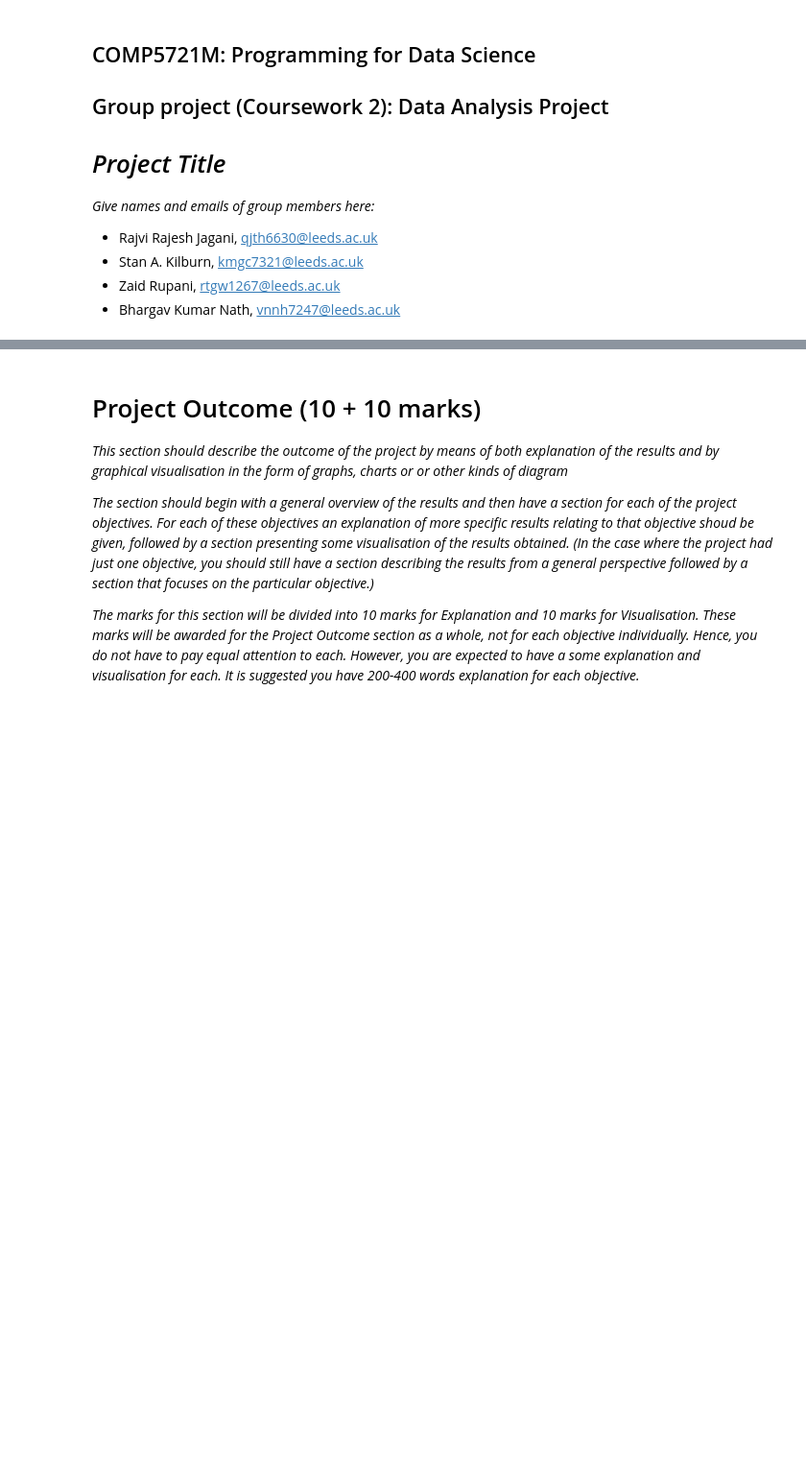
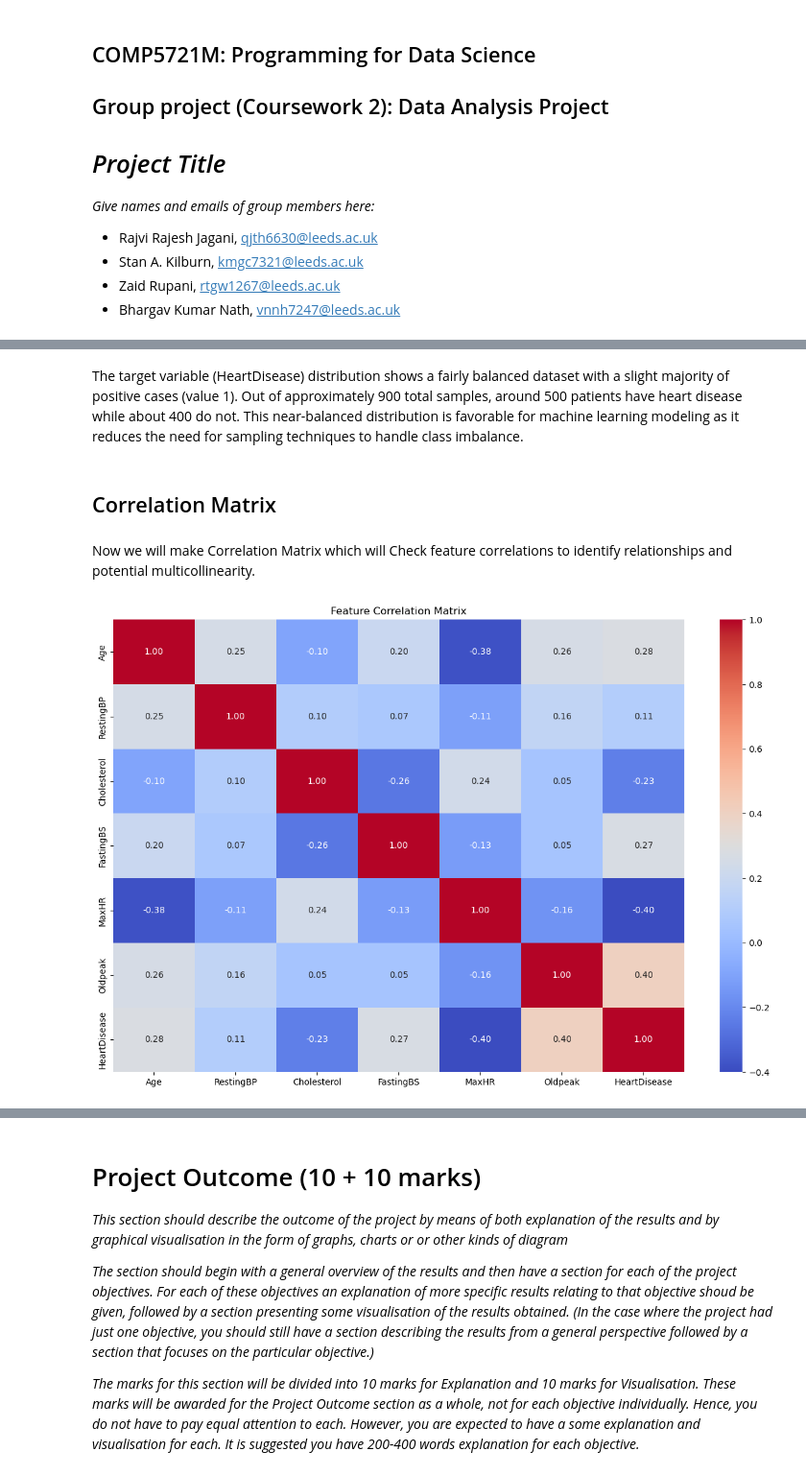
Before and after one commit to BhargavKumarNath/Heart_Failure_Prediction, a Jupyter notebook: Group project.ipynb, the cells around one changed output, grey strips where cells are left out. Shown at 96% size. Drawn from its saved outputs; the diff is of its cells as text; code cells hidden in the pictures; blank space fills up the shorter version.

```diff
--- a/Group project.ipynb
+++ b/Group project.ipynb
@@ -278,0 +303,21 @@ do not exceed the maximum number of lines stated above._
+# %% [markdown]
+The target variable (HeartDisease) distribution shows a fairly balanced dataset with a slight majority of positive cases (value 1). Out of approximately 900 total samples, around 500 patients have heart disease while about 400 do not. This near-balanced distribution is favorable for machine learning modeling as it reduces the need for sampling techniques to handle class imbalance.
+# %% [markdown]
+## Correlation Matrix
+# %% [markdown]
+Now we will make Correlation Matrix which will Check feature correlations to identify relationships and potential multicollinearity.
+# %%
+# Select only numeric columns for the correlation matrix
+numeric_df = df.select_dtypes(include=["number"])
+
+# Correlation matrix
+plt.figure(figsize=(12, 8))     # fig size
+sns.heatmap(numeric_df.corr(),  # Calculate correlation matrix
+            annot=True,         # Display correlation values within cells
+            cmap="coolwarm",    # Color scheme
+            fmt=".2f")          # formatting the values to 2 decimal places
+plt.title("Feature Correlation Matrix")     # Setting the title
+plt.tight_layout()                          # Ensure proper scaping around plot
+plt.show()                      # Display the plot
+# %% [output]
+[figure, added]
```
Also changed, not shown: parts of 36 cells of this notebook.
